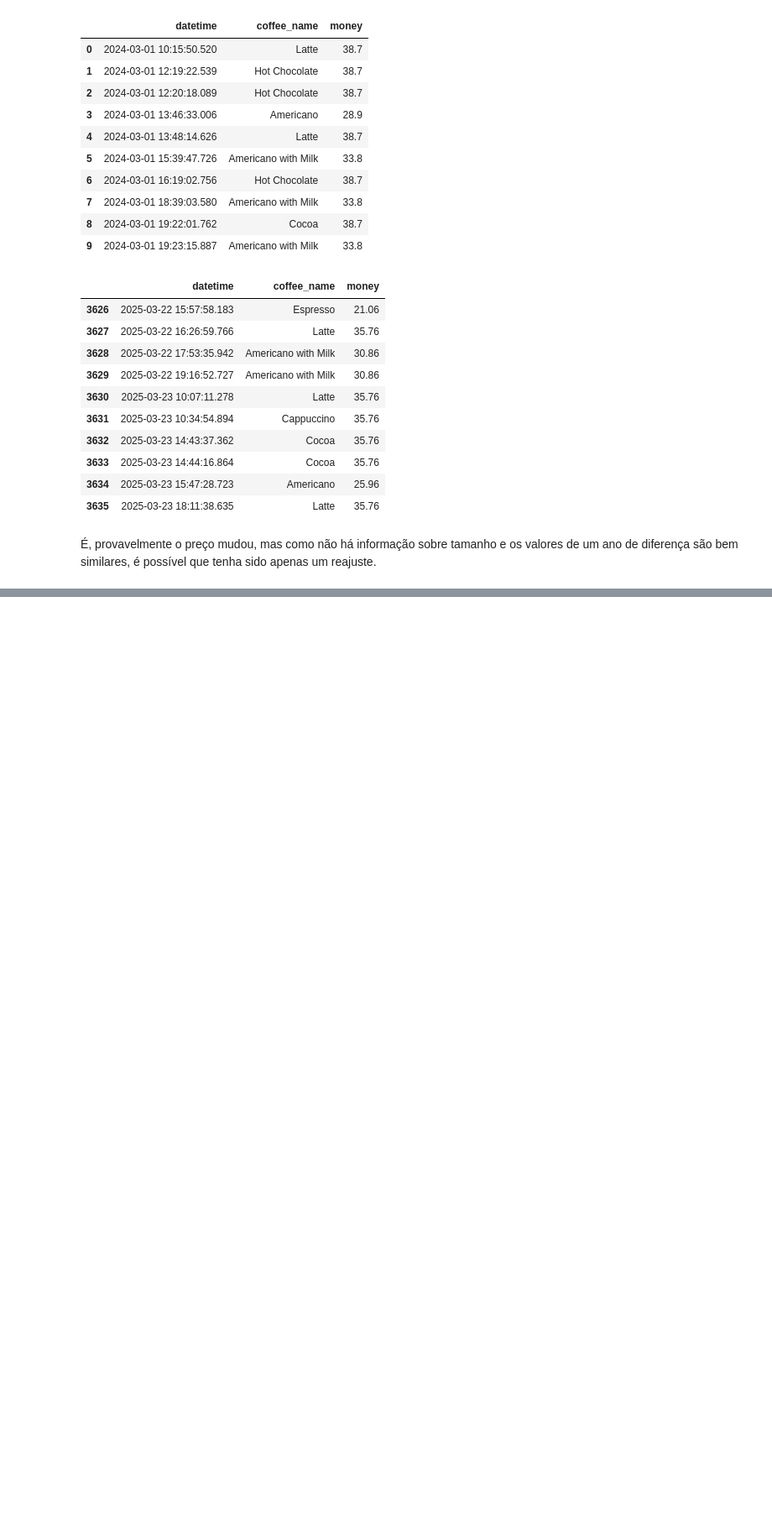
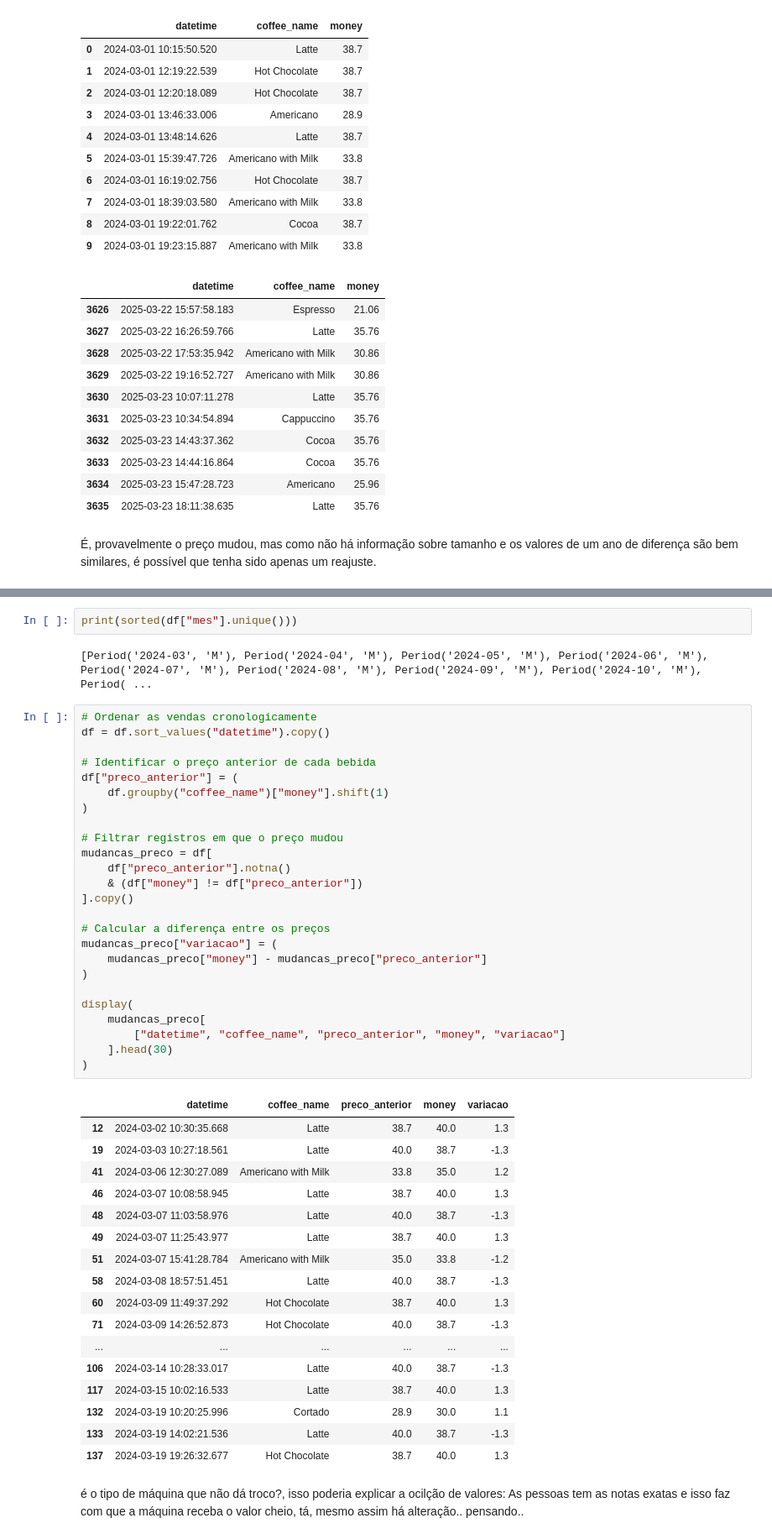
Before and after one commit to primcdo/Sales-data-analysis-coffe-machine, a Jupyter notebook: dev.ipynb, the cells around one changed output, grey strips where cells are left out. Shown at 84% size. Drawn from its saved outputs; the diff is of its cells as text; blank space fills up the shorter version.

Commit message:
analise da variação de preços

```diff
--- a/dev.ipynb
+++ b/dev.ipynb
@@ -220,0 +217,50 @@ display(precos_mensais)
+# %%
+print(sorted(df["mes"].unique()))
+# %% [output]
+[Period('2024-03', 'M'), Period('2024-04', 'M'), Period('2024-05', 'M'), Period('2024-06', 'M'), Period('2024-07', 'M'), Period('2024-08', 'M'), Period('2024-09', 'M'), Period('2024-10', 'M'), Period( ...
+# %%
+# Ordenar as vendas cronologicamente
+df = df.sort_values("datetime").copy()
+
+# Identificar o preço anterior de cada bebida
+df["preco_anterior"] = (
+    df.groupby("coffee_name")["money"].shift(1)
+)
+
+# Filtrar registros em que o preço mudou
+mudancas_preco = df[
+    df["preco_anterior"].notna()
+    & (df["money"] != df["preco_anterior"])
+].copy()
+
+# Calcular a diferença entre os preços
+mudancas_preco["variacao"] = (
+    mudancas_preco["money"] - mudancas_preco["preco_anterior"]
+)
+
+display(
+    mudancas_preco[
+        ["datetime", "coffee_name", "preco_anterior", "money", "variacao"]
+    ].head(30)
+)
+# %% [output]
+|  | datetime | coffee_name | preco_anterior | money | variacao |
+| 12 | 2024-03-02 10:30:35.668 | Latte | 38.7 | 40.0 | 1.3 |
+| 19 | 2024-03-03 10:27:18.561 | Latte | 40.0 | 38.7 | -1.3 |
+| 41 | 2024-03-06 12:30:27.089 | Americano with Milk | 33.8 | 35.0 | 1.2 |
+| 46 | 2024-03-07 10:08:58.945 | Latte | 38.7 | 40.0 | 1.3 |
+| 48 | 2024-03-07 11:03:58.976 | Latte | 40.0 | 38.7 | -1.3 |
+| 49 | 2024-03-07 11:25:43.977 | Latte | 38.7 | 40.0 | 1.3 |
+| 51 | 2024-03-07 15:41:28.784 | Americano with Milk | 35.0 | 33.8 | -1.2 |
+| 58 | 2024-03-08 18:57:51.451 | Latte | 40.0 | 38.7 | -1.3 |
+| 60 | 2024-03-09 11:49:37.292 | Hot Chocolate | 38.7 | 40.0 | 1.3 |
+| 71 | 2024-03-09 14:26:52.873 | Hot Chocolate | 40.0 | 38.7 | -1.3 |
+| ... | ... | ... | ... | ... | ... |
+| 106 | 2024-03-14 10:28:33.017 | Latte | 40.0 | 38.7 | -1.3 |
+| 117 | 2024-03-15 10:02:16.533 | Latte | 38.7 | 40.0 | 1.3 |
+| 132 | 2024-03-19 10:20:25.996 | Cortado | 28.9 | 30.0 | 1.1 |
+| 133 | 2024-03-19 14:02:21.536 | Latte | 40.0 | 38.7 | -1.3 |
+| 137 | 2024-03-19 19:26:32.677 | Hot Chocolate | 38.7 | 40.0 | 1.3 |
+# %% [markdown]
+é o tipo de máquina que não dá troco?, isso poderia explicar a ocilção de valores:
+As pessoas tem as notas exatas e isso faz com que a máquina receba o valor cheio, tá, mesmo assim há alteração.. pensando..
```
Also changed, not shown: parts of 1 cell of this notebook.
